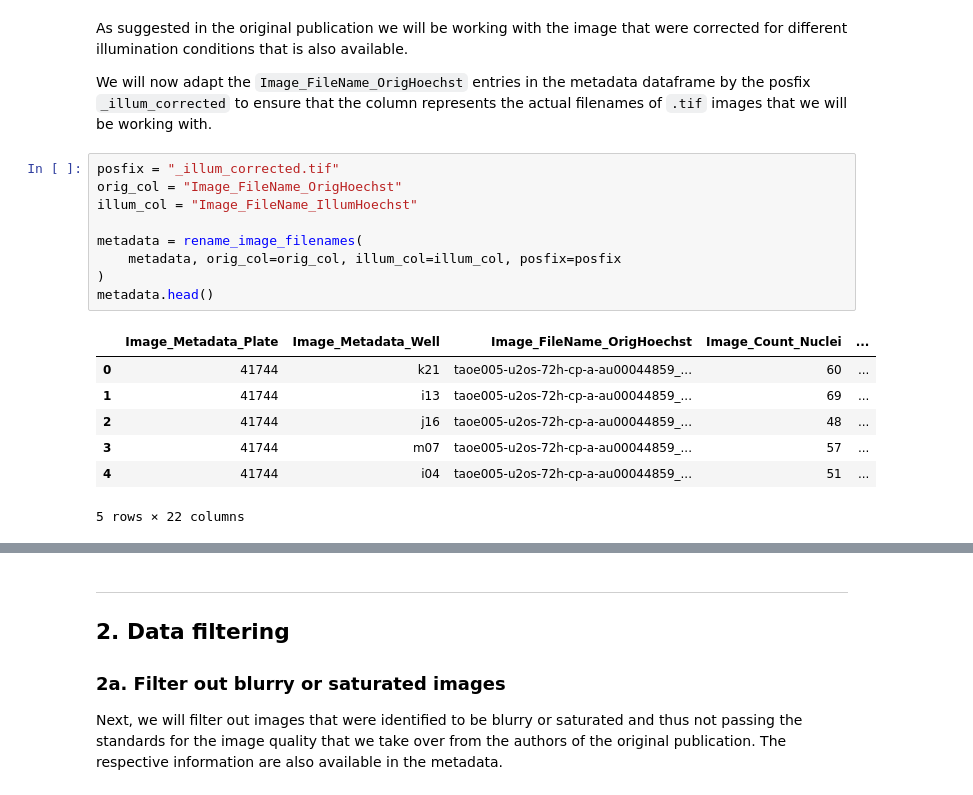
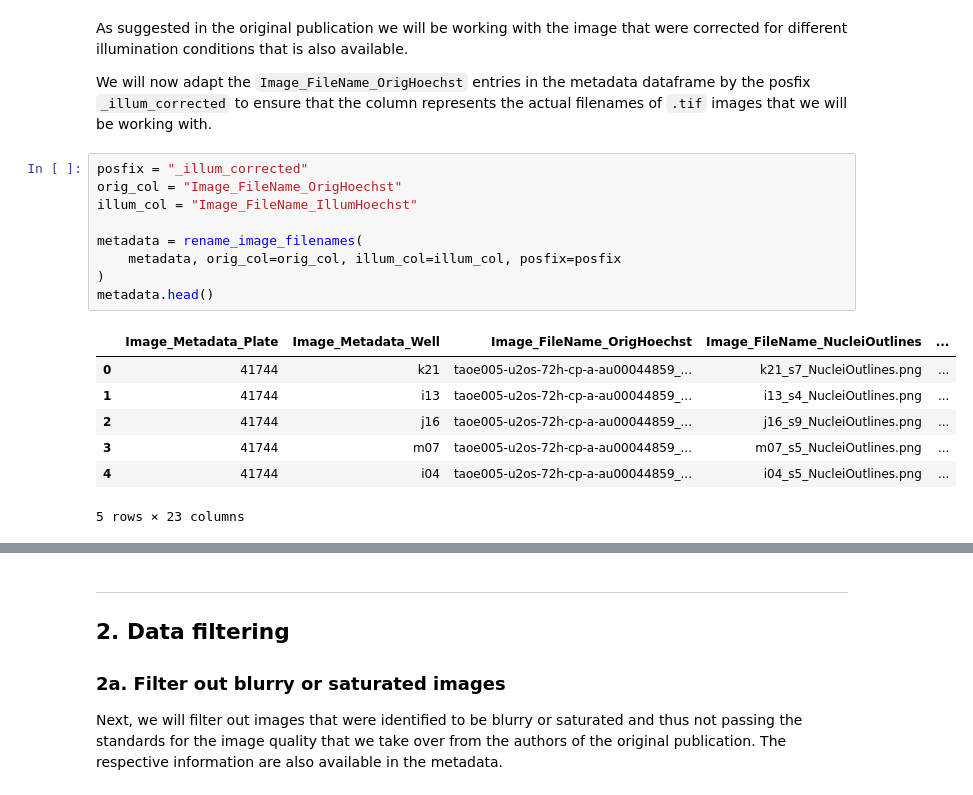
Before and after one commit to uhlerlab/image2reg, a Jupyter notebook: notebooks/image_preprocessing.ipynb, the cells around one changed output, grey strips where cells are left out. Saved outputs shown, nothing was run; the diff lists cells and outputs as text.

Commit message:
updated image_preprocessing.ipynb notebook to use given outlines updated metadata_image_data.csv to include nuclei_outline_fname added several visualization methods for the image_preprocessing.ipynb

```diff
--- a/notebooks/image_preprocessing.ipynb
+++ b/notebooks/image_preprocessing.ipynb
@@ -93,19 +319,19 @@ As suggested in the original publication we will be working with the image that
 
 We will now adapt the `Image_FileName_OrigHoechst` entries in the metadata dataframe by the posfix `_illum_corrected` to ensure that the column represents the actual filenames of `.tif` images that we will be working with.
 # %%
-posfix = "_illum_corrected.tif"
+posfix = "_illum_corrected"
 orig_col = "Image_FileName_OrigHoechst"
 illum_col = "Image_FileName_IllumHoechst"
 
 metadata = rename_image_filenames(
     metadata, orig_col=orig_col, illum_col=illum_col, posfix=posfix
 )
 metadata.head()
 # %% [output]
-|  | Image_Metadata_Plate | Image_Metadata_Well | Image_FileName_OrigHoechst | Image_Count_Nuclei | ... |
-| 0 | 41744 | k21 | taoe005-u2os-72h-cp-a-au00044859_... | 60 | ... |
-| 1 | 41744 | i13 | taoe005-u2os-72h-cp-a-au00044859_... | 69 | ... |
-| 2 | 41744 | j16 | taoe005-u2os-72h-cp-a-au00044859_... | 48 | ... |
-| 3 | 41744 | m07 | taoe005-u2os-72h-cp-a-au00044859_... | 57 | ... |
-| 4 | 41744 | i04 | taoe005-u2os-72h-cp-a-au00044859_... | 51 | ... |
+|  | Image_Metadata_Plate | Image_Metadata_Well | Image_FileName_OrigHoechst | Image_FileName_NucleiOutlines | ... |
+| 0 | 41744 | k21 | taoe005-u2os-72h-cp-a-au00044859_... | k21_s7_NucleiOutlines.png | ... |
+| 1 | 41744 | i13 | taoe005-u2os-72h-cp-a-au00044859_... | i13_s4_NucleiOutlines.png | ... |
+| 2 | 41744 | j16 | taoe005-u2os-72h-cp-a-au00044859_... | j16_s9_NucleiOutlines.png | ... |
+| 3 | 41744 | m07 | taoe005-u2os-72h-cp-a-au00044859_... | m07_s5_NucleiOutlines.png | ... |
+| 4 | 41744 | i04 | taoe005-u2os-72h-cp-a-au00044859_... | i04_s5_NucleiOutlines.png | ... |
-5 rows × 22 columns
+5 rows × 23 columns
```
Also changed, not shown: parts of 39 cells of this notebook, 4 other files.
